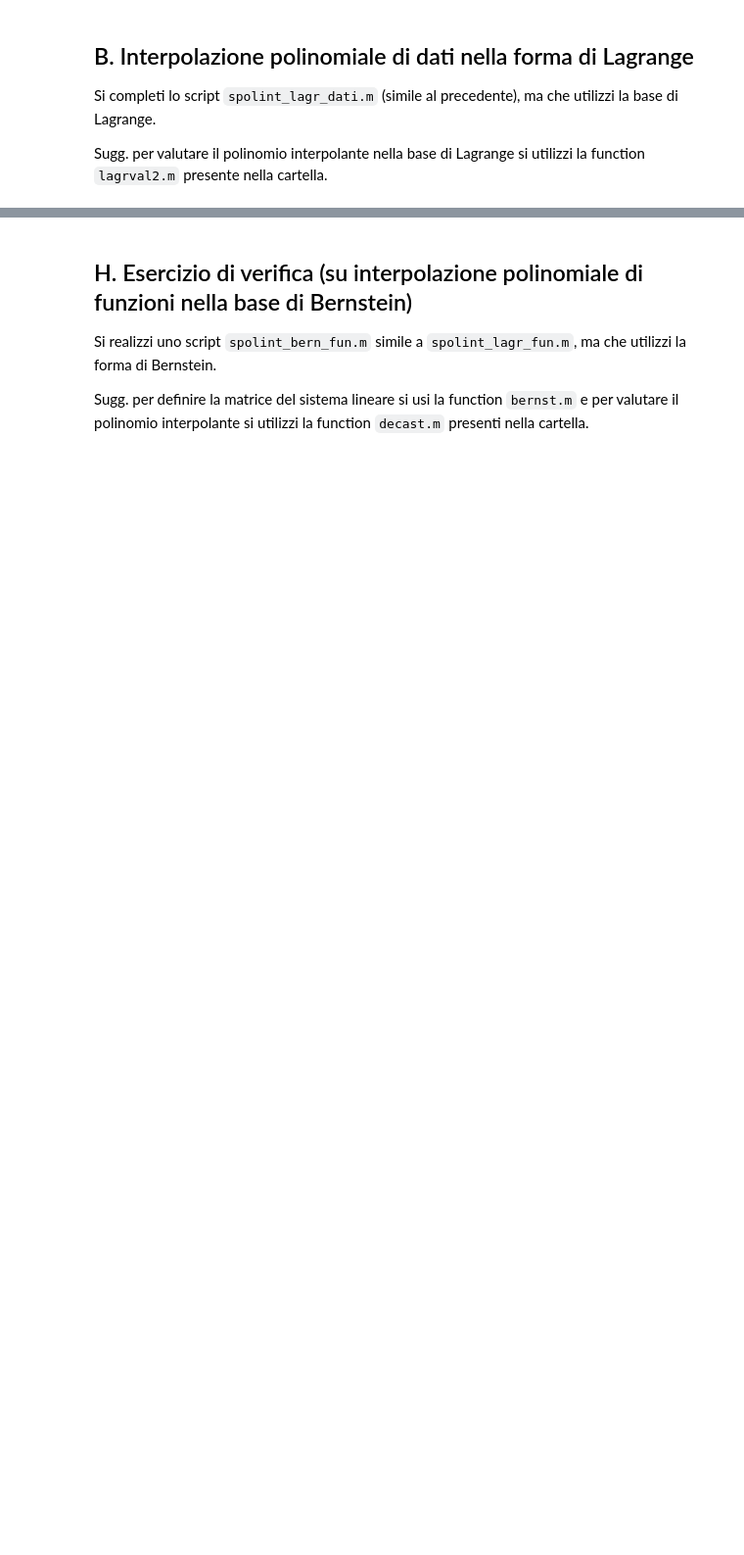
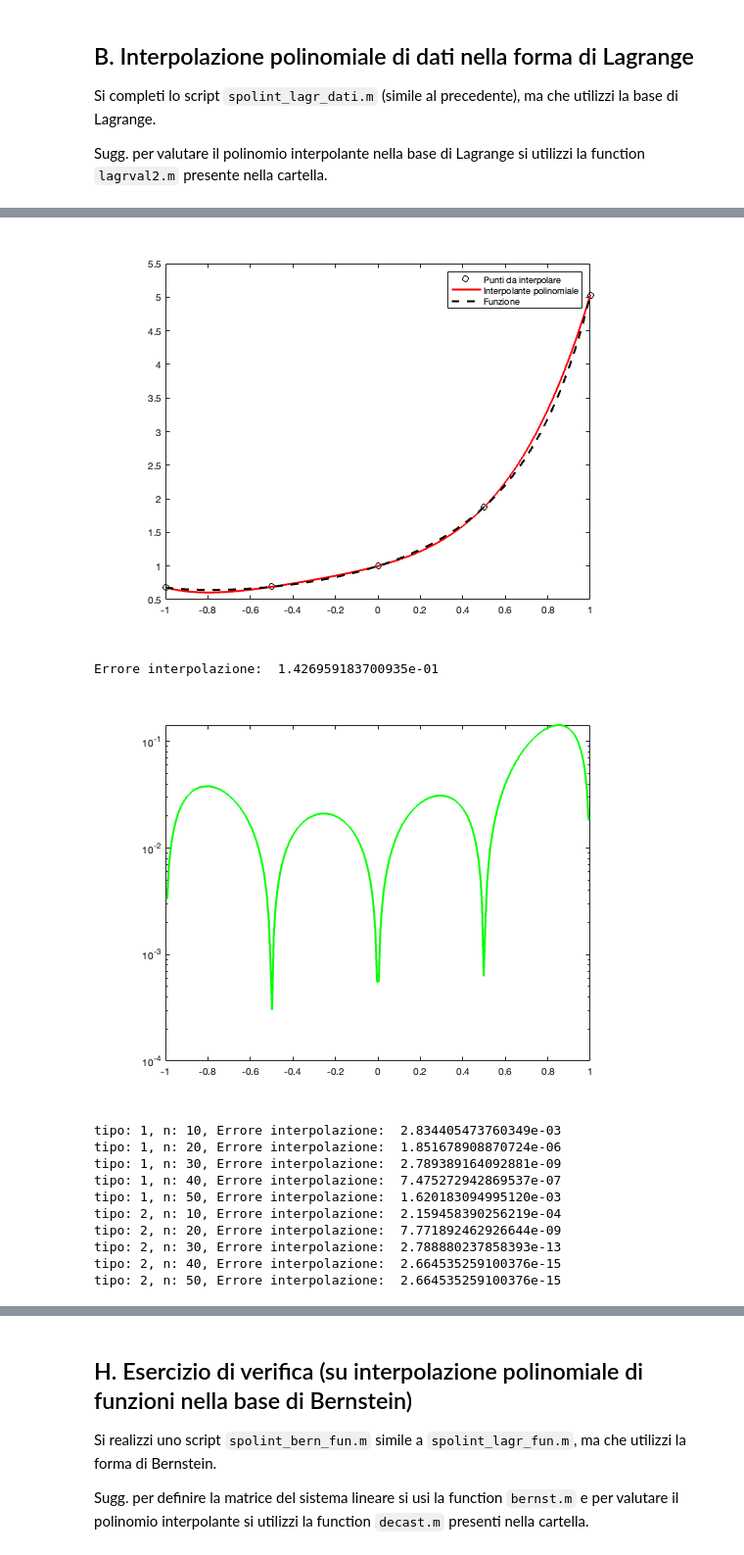
Before and after one commit to alessioarcara/mcn2023, a Jupyter notebook: esercitazioni/esercitazione_5/esercitazione.ipynb, the cells around one changed output, grey strips where cells are left out. Shown at 98% size. Cells and saved outputs as stored; diff of their text form; code cells hidden in the pictures; blank space fills up the shorter version.

```diff
--- a/esercitazioni/esercitazione_5/esercitazione.ipynb
+++ b/esercitazioni/esercitazione_5/esercitazione.ipynb
@@ -41,0 +76,18 @@ plot(xv, yv)
+# %%
+close all
+clear all
+polint_lagr_fun('fun5',-1,1,5,1)
+# %% [output]
+[figure, added]
+Errore interpolazione:  1.426959183700935e-01
+[figure, added]
+tipo: 1, n: 10, Errore interpolazione:  2.834405473760349e-03
+tipo: 1, n: 20, Errore interpolazione:  1.851678908870724e-06
+tipo: 1, n: 30, Errore interpolazione:  2.789389164092881e-09
+tipo: 1, n: 40, Errore interpolazione:  7.475272942869537e-07
+tipo: 1, n: 50, Errore interpolazione:  1.620183094995120e-03
+tipo: 2, n: 10, Errore interpolazione:  2.159458390256219e-04
+tipo: 2, n: 20, Errore interpolazione:  7.771892462926644e-09
+tipo: 2, n: 30, Errore interpolazione:  2.788880237858393e-13
+tipo: 2, n: 40, Errore interpolazione:  2.664535259100376e-15
+tipo: 2, n: 50, Errore interpolazione:  2.664535259100376e-15
```
Also changed, not shown: parts of 20 cells of this notebook, 7 other files.
